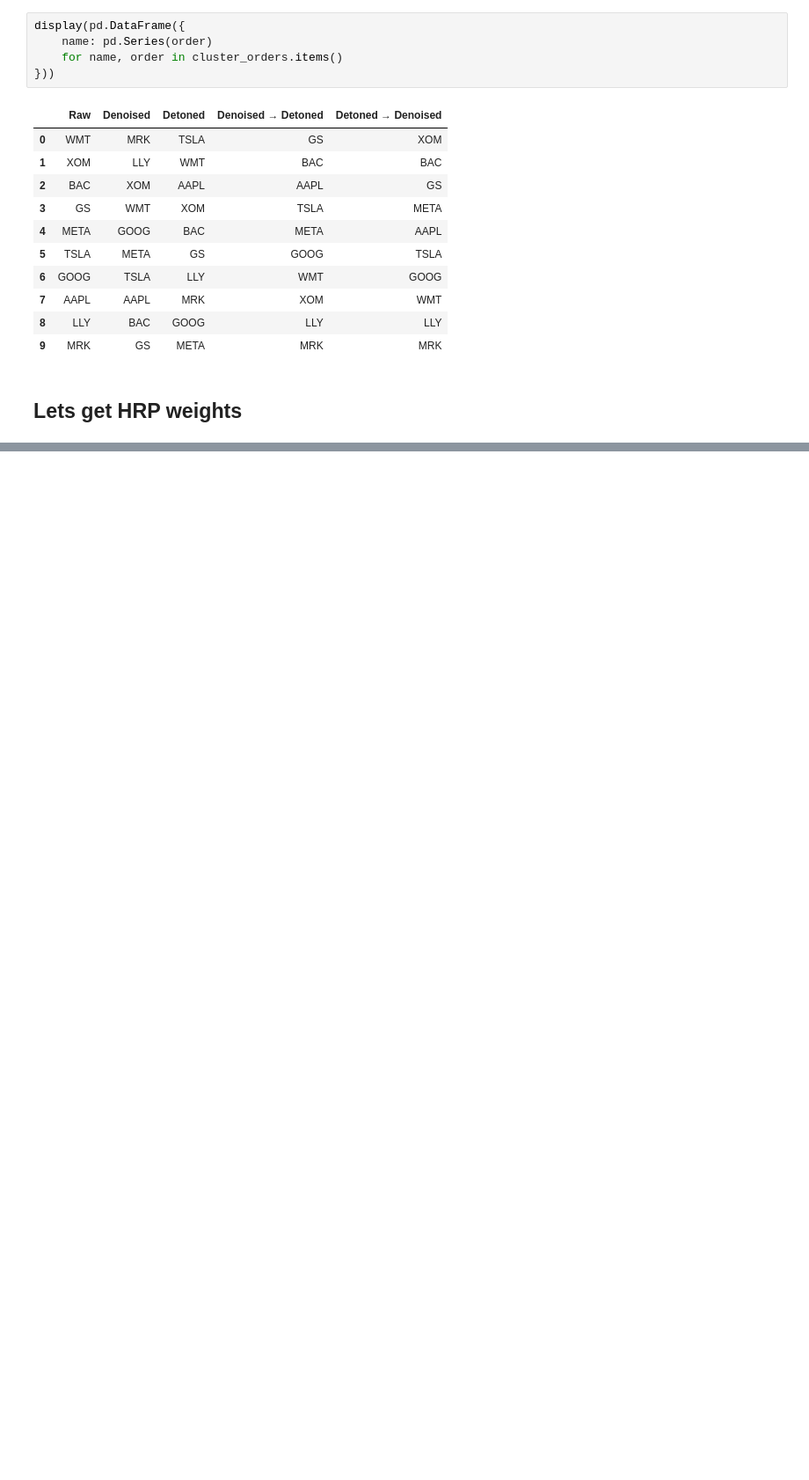
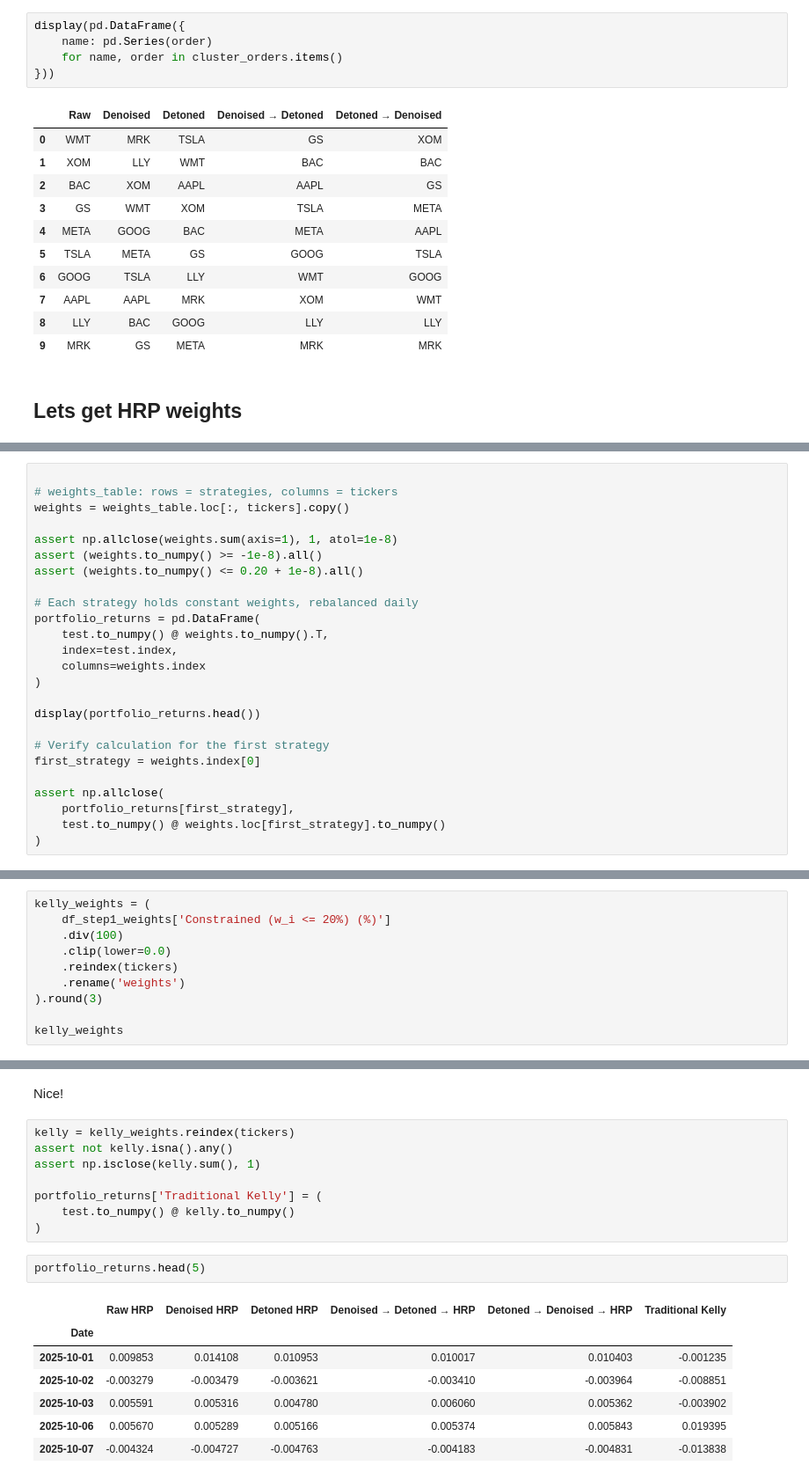
Before and after one commit to George7531/Portfolio_Management, a Jupyter notebook: Group_19296_MScFE_652_Portfolio_Management_Project_2.ipynb, the cells around one changed output, grey strips where cells are left out. Shown at 88% size. Cells and saved outputs as stored; diff of their text form; blank space fills up the shorter version.

Commit message:
step 6 part c

```diff
--- a/Group_19296_MScFE_652_Portfolio_Management_Project_2.ipynb
+++ b/Group_19296_MScFE_652_Portfolio_Management_Project_2.ipynb
@@ -732,0 +1221,25 @@ display(pd.DataFrame({
+# %%
+
+# weights_table: rows = strategies, columns = tickers
+weights = weights_table.loc[:, tickers].copy()
+
+assert np.allclose(weights.sum(axis=1), 1, atol=1e-8)
+assert (weights.to_numpy() >= -1e-8).all()
+assert (weights.to_numpy() <= 0.20 + 1e-8).all()
+
+# Each strategy holds constant weights, rebalanced daily
+portfolio_returns = pd.DataFrame(
+    test.to_numpy() @ weights.to_numpy().T,
+    index=test.index,
+    columns=weights.index
+)
+
+display(portfolio_returns.head())
+
+# Verify calculation for the first strategy
+first_strategy = weights.index[0]
+
+assert np.allclose(
+    portfolio_returns[first_strategy],
+    test.to_numpy() @ weights.loc[first_strategy].to_numpy()
+)
@@ -732,0 +1281,10 @@ display(pd.DataFrame({
+# %%
+kelly_weights = (
+    df_step1_weights['Constrained (w_i <= 20%) (%)']
+    .div(100)
+    .clip(lower=0.0)
+    .reindex(tickers)
+    .rename('weights')
+).round(3)
+
+kelly_weights
@@ -732,0 +1304,20 @@ display(pd.DataFrame({
+# %% [markdown]
+Nice!
+# %%
+kelly = kelly_weights.reindex(tickers)
+assert not kelly.isna().any()
+assert np.isclose(kelly.sum(), 1)
+
+portfolio_returns['Traditional Kelly'] = (
+    test.to_numpy() @ kelly.to_numpy()
+)
+# %%
+portfolio_returns.head(5)
+# %% [output]
+|  | Raw HRP | Denoised HRP | Detoned HRP | Denoised → Detoned → HRP | Detoned → Denoised → HRP | Traditional Kelly |
+| Date |  |  |  |  |  |  |
+| 2025-10-01 | 0.009853 | 0.014108 | 0.010953 | 0.010017 | 0.010403 | -0.001235 |
+| 2025-10-02 | -0.003279 | -0.003479 | -0.003621 | -0.003410 | -0.003964 | -0.008851 |
+| 2025-10-03 | 0.005591 | 0.005316 | 0.004780 | 0.006060 | 0.005362 | -0.003902 |
+| 2025-10-06 | 0.005670 | 0.005289 | 0.005166 | 0.005374 | 0.005843 | 0.019395 |
+| 2025-10-07 | -0.004324 | -0.004727 | -0.004763 | -0.004183 | -0.004831 | -0.013838 |
```
Also changed, not shown: parts of 35 cells of this notebook.
